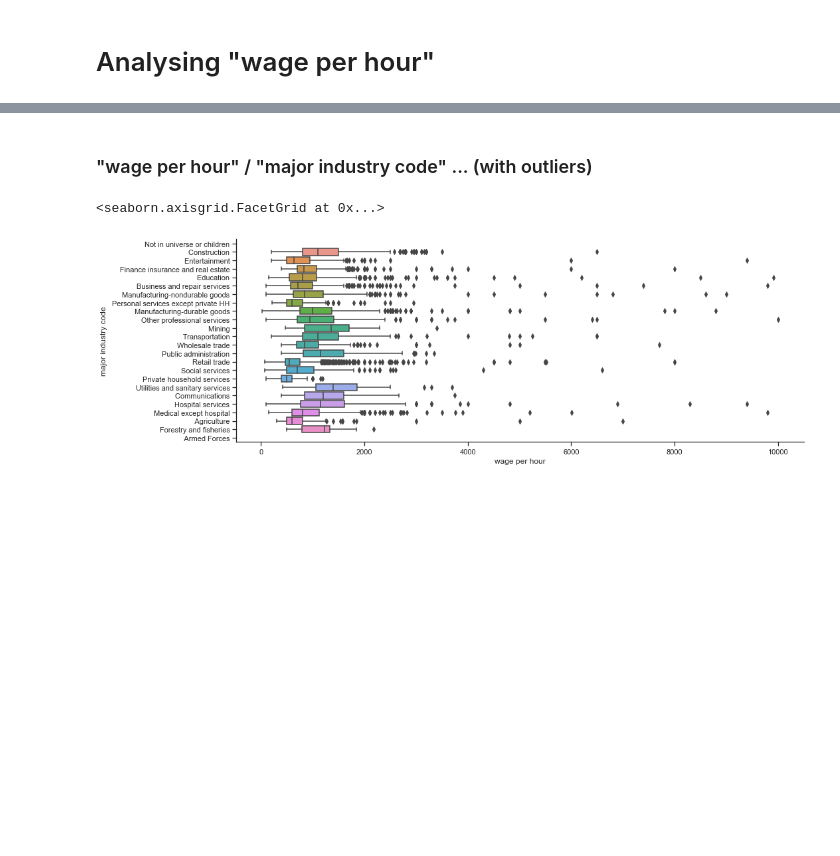
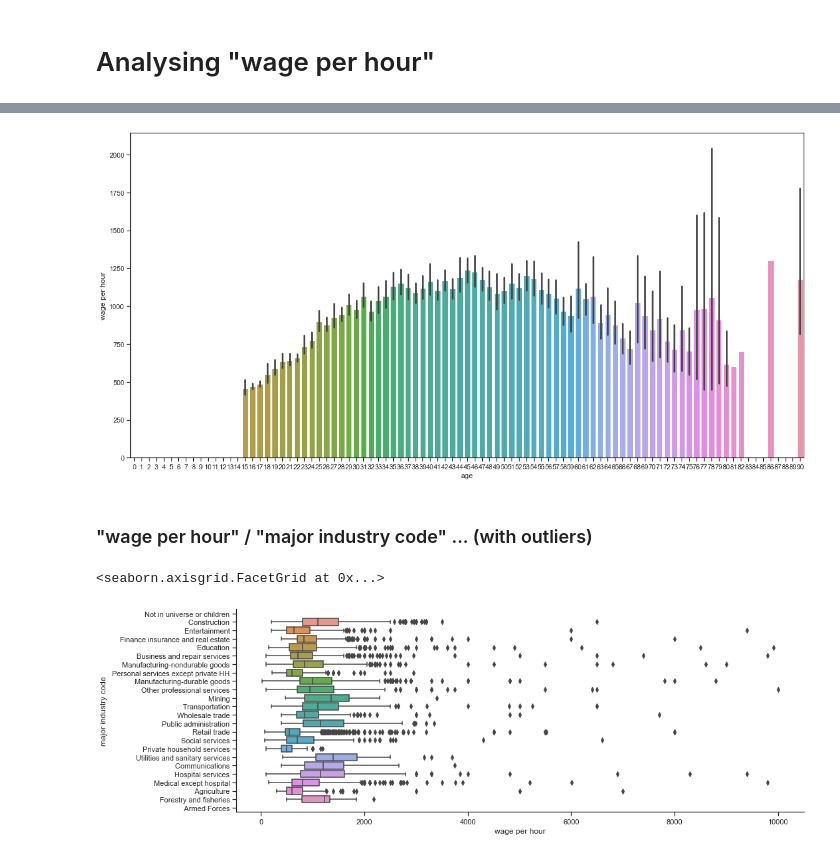
Before and after one commit to ThomasBrue/first-assignment-data-science, a Jupyter notebook: censusIncome.ipynb, the cells around one changed output, grey strips where cells are left out. Cells and saved outputs as stored; diff of their text form; code cells hidden in the pictures; blank space fills up the shorter version.

```diff
--- a/censusIncome.ipynb
+++ b/censusIncome.ipynb
@@ -130,3 +125,10 @@ t = fig.suptitle('Wine Attributes Pairwise Plots', fontsize=14)
+# %%
+plt.rcParams["figure.figsize"] = [16, 8]
+plt.rcParams["figure.autolayout"] = True
+bar_plot = sns.barplot(x='age', y='wage per hour', data=raw_data)
+plt.show()
+# %% [output]
+[figure, added]
 # %% [markdown]
 ### "wage per hour" / "major industry code" ... (with outliers)
 # %%
```
Also changed, not shown: parts of 21 cells of this notebook.
